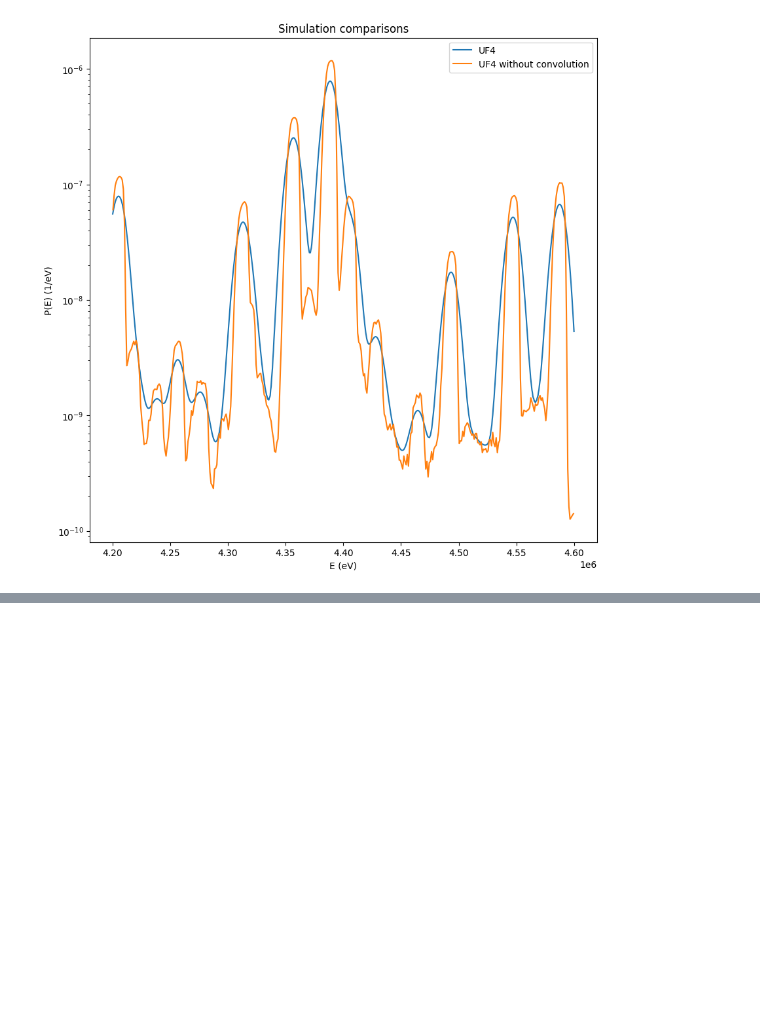
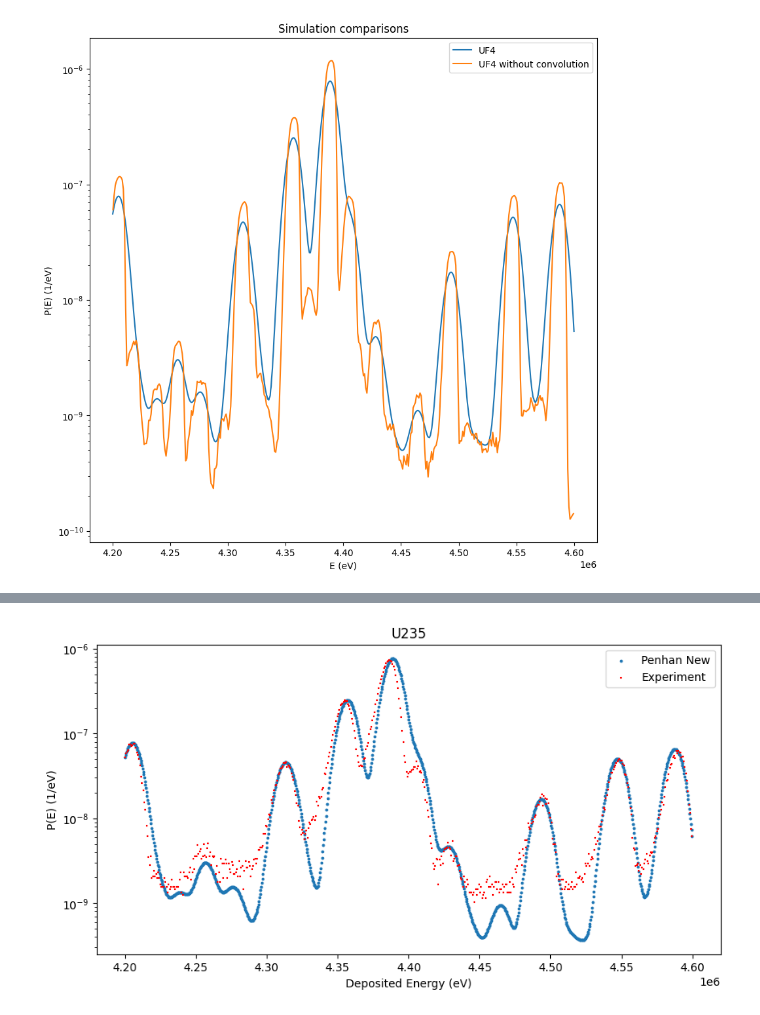
Before and after one commit to carlosherediapimienta/Collaboration_CIEMAT, a Jupyter notebook: U_235_all.ipynb, the cells around one changed output, grey strips where cells are left out. Saved outputs shown, nothing was run; the diff lists cells and outputs as text; code cells hidden in the pictures; blank space fills up the shorter version.

```diff
--- a/U_235_all.ipynb
+++ b/U_235_all.ipynb
@@ -67,0 +114,42 @@ plt.show()
+# %%
+df_exp_transf = df_exp.reset_index(drop=True)
+
+y0_exp = df_exp_transf['Suma'].iloc[0]
+yf_exp = df_exp_transf['Suma'].iloc[-1]
+
+y0_th = df_wwater_v2['P(E) (1/eV)'].iloc[0]
+yf_th = df_wwater_v2['P(E) (1/eV)'].iloc[-1]
+
+my = (yf_th-y0_th)/(yf_exp-y0_exp)
+by = yf_th - my*yf_exp
+
+df_exp_transf['P(E) (1/eV) Predicted'] = by + my*df_exp_transf['Suma']
+
+x0_exp = 0
+xf_exp = len(df_exp_transf) - 1
+
+x0_th = df_wwater_v2['E (eV)'].iloc[0]
+xf_th = df_wwater_v2['E (eV)'].iloc[-1]
+
+mx = (xf_th-x0_th)/(xf_exp-x0_exp)
+bx = x0_th - mx*x0_exp
+
+fitting_bx =100
+fitting_mx = 0
+df_exp_transf['E (eV) Predicted'] = (bx+fitting_bx)  + (mx+fitting_mx)*df_exp_transf.index
+# %%
+plt.figure(figsize=(10, 5))
+plt.scatter(df_wwater_v2['E (eV)'],
+            df_wwater_v2['P(E) (1/eV)'], s= 3,
+            marker ='o', label='Penhan New')
+plt.scatter(df_exp_transf['E (eV) Predicted'],
+            df_exp_transf['P(E) (1/eV) Predicted'], s= 4, marker='+',
+            color='red', label='Experiment')
+plt.title('U235')
+plt.xlabel('Deposited Energy (eV)')
+plt.ylabel('P(E) (1/eV)')
+plt.yscale('log')
+plt.legend()
+plt.show()
+# %% [output]
+[figure, added]
```
Also changed, not shown: parts of 4 cells of this notebook, 6 other files.
